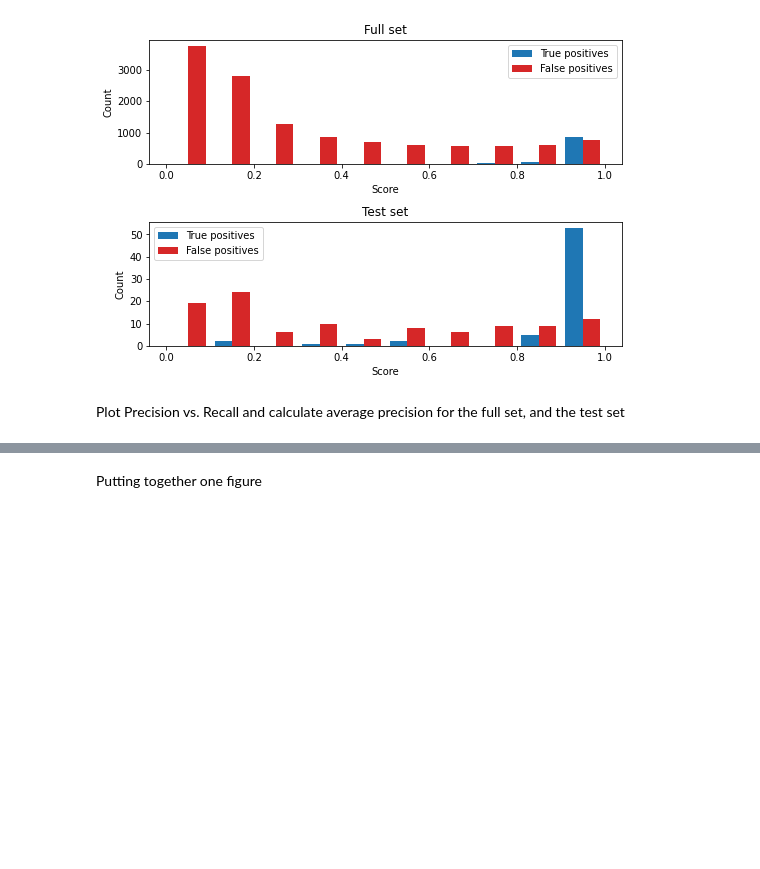
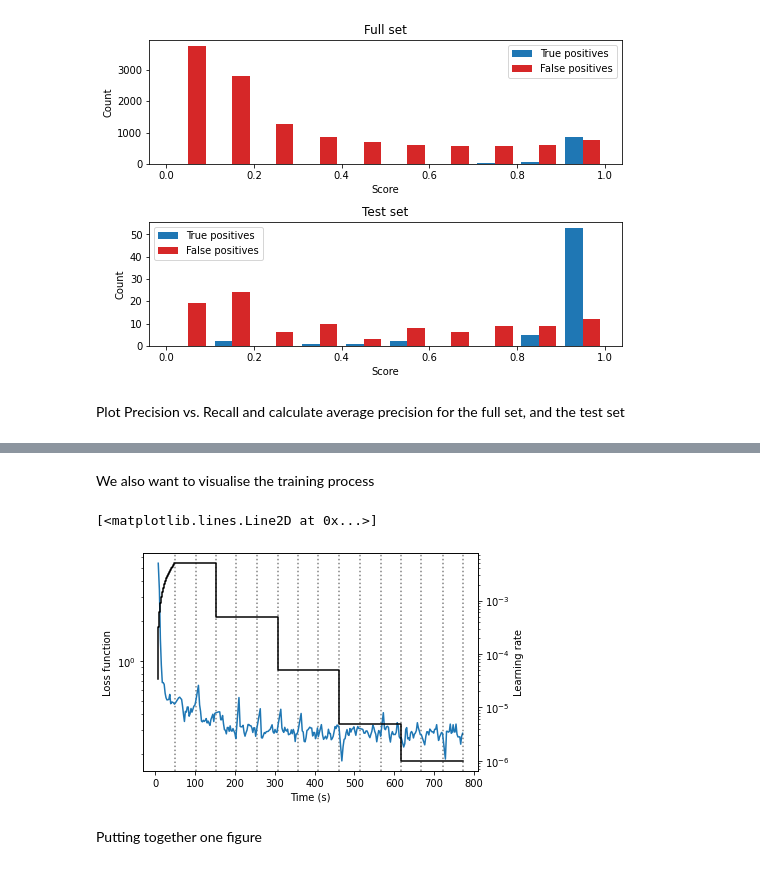
Before and after one commit to J-Wall/camfi, a Jupyter notebook: examples/annotation_evaluation.ipynb, the cells around one changed output, grey strips where cells are left out. Cells and saved outputs as stored; diff of their text form; code cells hidden in the pictures; blank space fills up the shorter version.

```diff
--- a/examples/annotation_evaluation.ipynb
+++ b/examples/annotation_evaluation.ipynb
@@ -403,3 +403,5 @@ Full set: 0.5879404115127285
 Test set: 0.6866600298656048
 Training set: 0.6683919288386905
 [figure]
+# %% [markdown]
+We also want to visualise the training process
@@ -406,3 +418,34 @@ Training set: 0.6683919288386905
+# %%
+t = np.cumsum(all_vals["time"])
+fig = plt.figure()
+ax = fig.add_subplot(
+    111,
+    xlabel="Time (s)",
+    yscale="log",
+)
+ax.set_ylabel("Loss function")
+
+tot_t = 0.
+for epoch in epochs[:-1]:
+    tot_t += sum(epoch["time"])
+    ax.axvline(tot_t, c="k", ls="dotted", alpha=0.5)
+
+
+ax.plot(t, all_vals["loss"], label="loss")
+
+tot_t += sum(epochs[-1]["time"])
+ax.axvline(tot_t, c="k", ls="dotted", label="epoch", alpha=0.5)
+
+#ax.legend()
+
+ax2 = ax.twinx()
+ax2.set_yscale("log")
+ax2.set_ylabel("Learning rate")
+ax2.plot(t, all_vals["lr"], c="k", label="Learning rate", ds="steps-pre")
+#ax2.legend()
+# %% [output]
+[<matplotlib.lines.Line2D at 0x...>]
+[figure, added]
 # %% [markdown]
 Putting together one figure
 # %%
```
Also changed, not shown: parts of 7 cells of this notebook, 9 other files.
